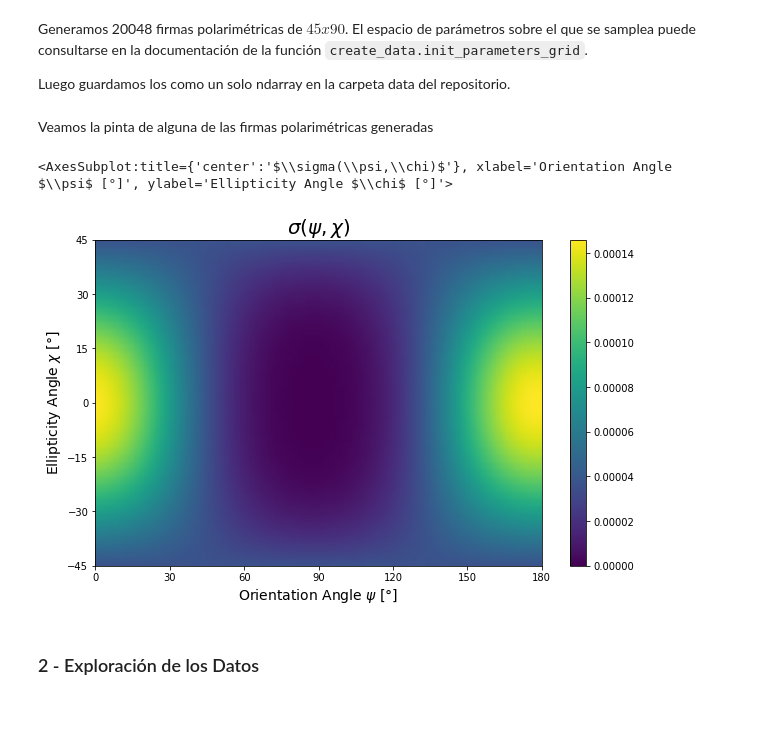
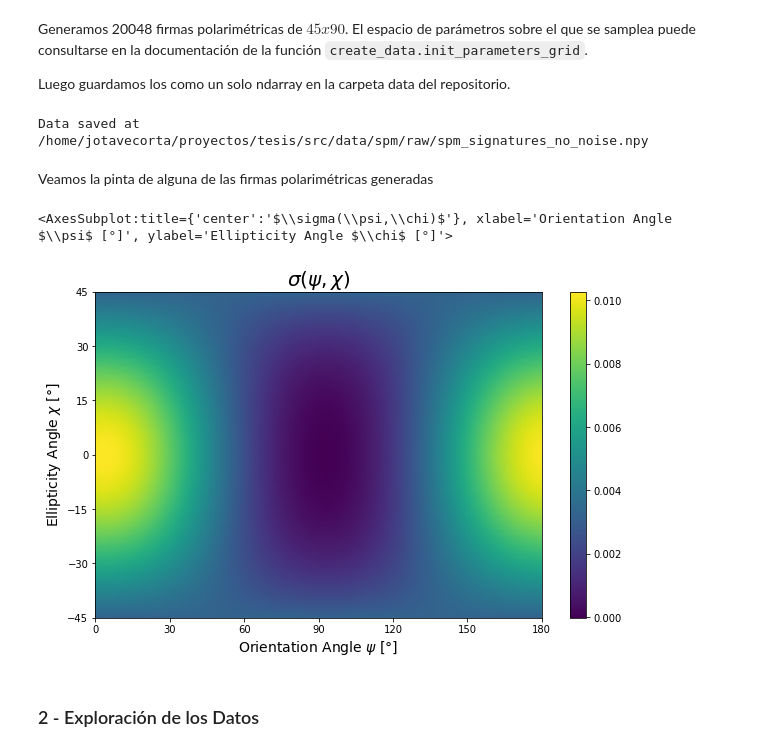
Before and after one commit to jotavecorta/DeepScatteringModels, a Jupyter notebook: notebooks/1.0-jv-spm-data-generation-exploration.ipynb, the cells around one changed output. Drawn from its saved outputs; the diff is of its cells as text; code cells hidden in the pictures; blank space fills up the shorter version.

```diff
--- a/notebooks/1.0-jv-spm-data-generation-exploration.ipynb
+++ b/notebooks/1.0-jv-spm-data-generation-exploration.ipynb
@@ -21,11 +21,13 @@ Generamos 20048 firmas polarimétricas de $45x90$. El espacio de parámetros sob
 Luego guardamos los como un solo ndarray en la carpeta data del repositorio.
 # %%
 # Generamos los datos
-#data = make_data()
+data = make_data()
 
 # Guardamos los datos en data
 file_name = "raw/spm_signatures_no_noise"
-#save_data(file_name, data)
+save_data(file_name, data)
+# %% [output]
+Data saved at /home/jotavecorta/proyectos/tesis/src/data/spm/raw/spm_signatures_no_noise.npy
 # %%
 data = load_data(file_name)
 # %% [markdown]
@@ -33,14 +35,14 @@ Veamos la pinta de alguna de las firmas polarimétricas generadas
 # %%
 # Elegimos una firma al azar
 rng = np.random.default_rng()
-rnd_index = rng.integers(20048)
+rnd_index = rng.integers(data.shape[0])
 rnd_signature = data[rnd_index, :, :]
 
 # Ploteamos
 plot_polarization_signature(rnd_signature)
 # %% [output]
 <AxesSubplot:title={'center':'$\\sigma(\\psi,\\chi)$'}, xlabel='Orientation Angle $\\psi$ [°]', ylabel='Ellipticity Angle $\\chi$ [°]'>
-[figure, old version]
+[figure, new version]
 # %% [markdown]
 ### 2 - Exploración de los Datos
 # %% [markdown]
```
Also changed, not shown: parts of 8 cells of this notebook, 2 other files.
